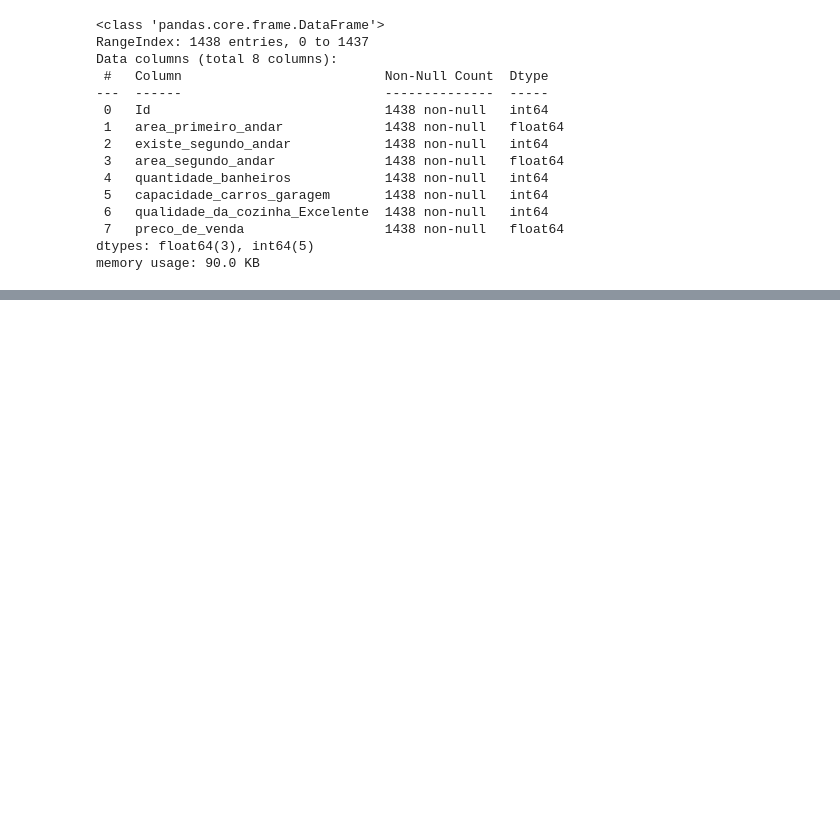
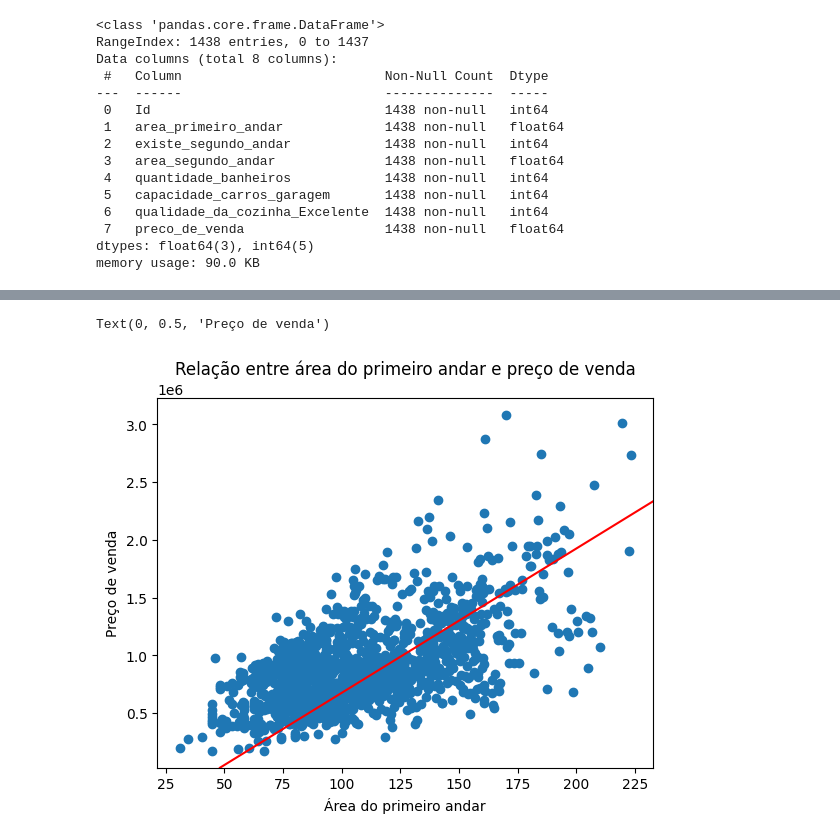
Before and after one commit to Heitorccf/Sapientia, a Jupyter notebook: linear-regression-analysis/exploitation.ipynb, the cells around one changed output, grey strips where cells are left out. Cells and saved outputs as stored; diff of their text form; code cells hidden in the pictures; blank space fills up the shorter version.

```diff
--- a/linear-regression-analysis/exploitation.ipynb
+++ b/linear-regression-analysis/exploitation.ipynb
@@ -23,0 +66,9 @@ dados=dados.drop(columns="Id")
+# %%
+plt.scatter(dados["area_primeiro_andar"], dados["preco_de_venda"])
+plt.axline(xy1=(66, 250000), xy2=(190, 1800000), color="red")
+plt.title("Relação entre área do primeiro andar e preço de venda")
+plt.xlabel("Área do primeiro andar")
+plt.ylabel("Preço de venda")
+# %% [output]
+Text(0, 0.5, 'Preço de venda')
+[figure, added]
```
Also changed, not shown: parts of 8 cells of this notebook.
